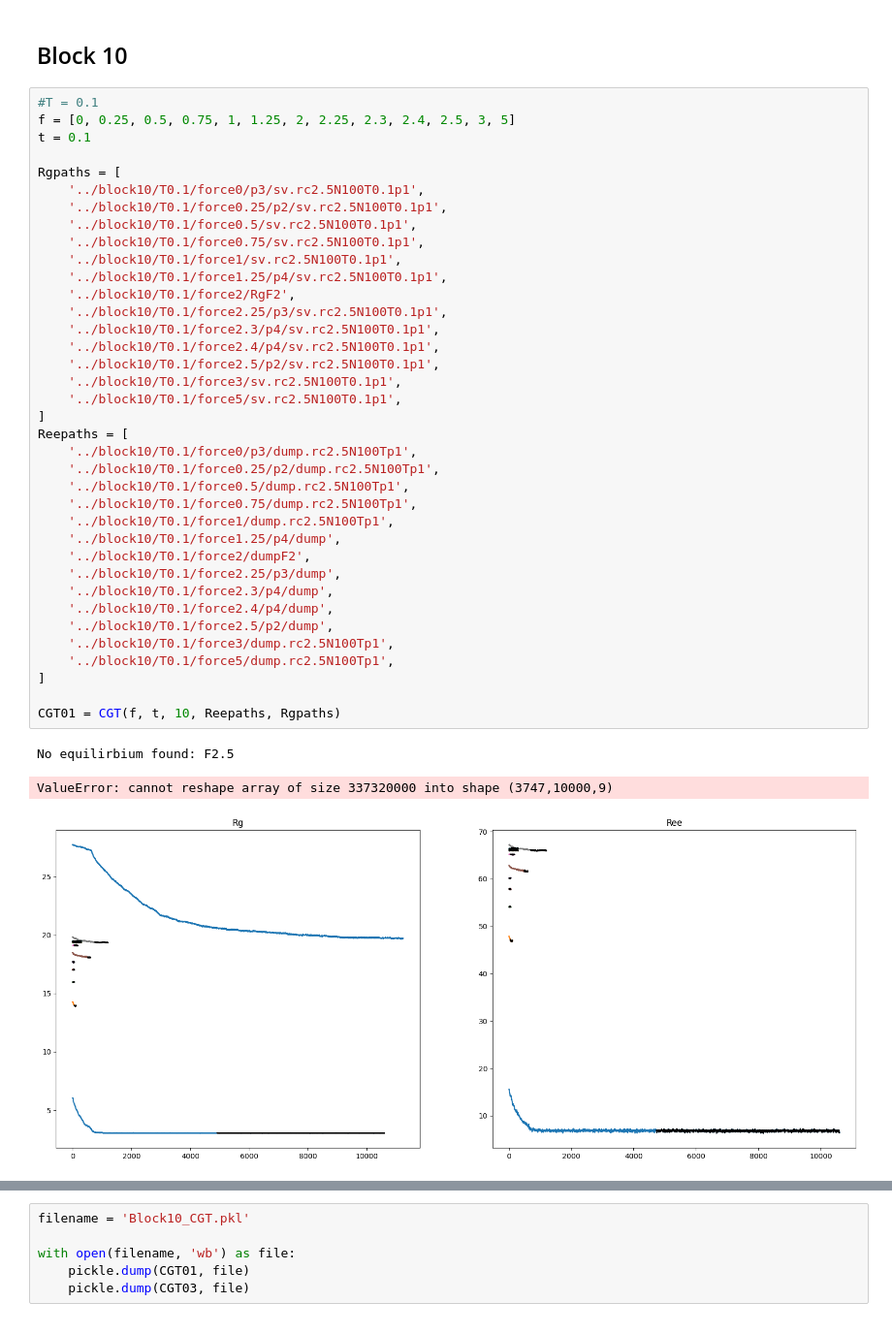
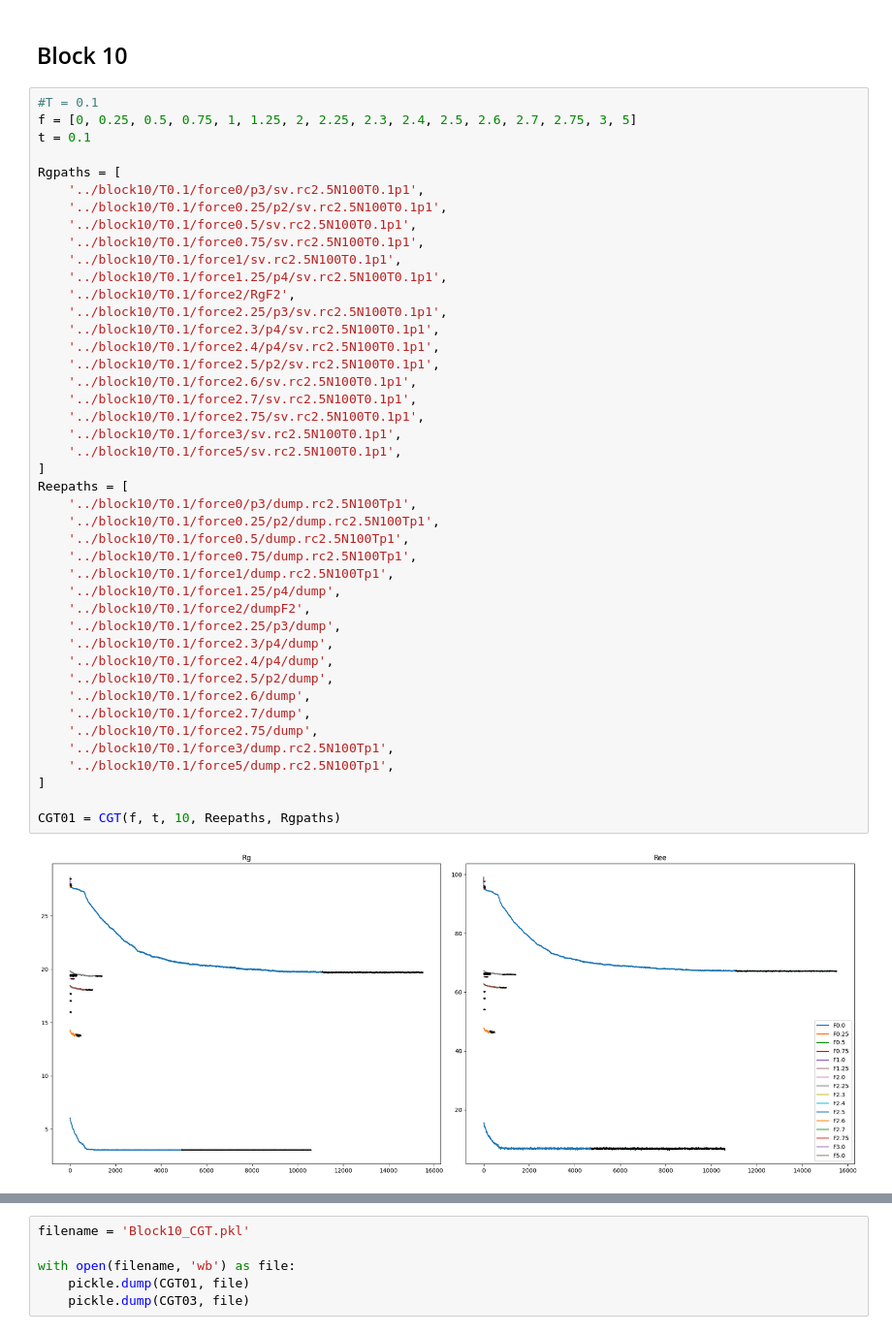
Before and after one commit to VagrantHyp/Code, a Jupyter notebook: CGT Build.ipynb, the cells around one changed output, grey strips where cells are left out. Shown at 97% size. Cells and saved outputs as stored; diff of their text form.

```diff
--- a/CGT Build.ipynb
+++ b/CGT Build.ipynb
@@ -510,7 +485,7 @@ with open('Block5_CGT.pkl', 'wb') as file:
 ## Block 10
 # %%
 #T = 0.1
-f = [0, 0.25, 0.5, 0.75, 1, 1.25, 2, 2.25, 2.3, 2.4, 2.5, 3, 5]
+f = [0, 0.25, 0.5, 0.75, 1, 1.25, 2, 2.25, 2.3, 2.4, 2.5, 2.6, 2.7, 2.75, 3, 5]
 t = 0.1
 
 Rgpaths = [
@@ -519,36 +494,40 @@ Rgpaths = [
     '../block10/T0.1/force0.5/sv.rc2.5N100T0.1p1',
     '../block10/T0.1/force0.75/sv.rc2.5N100T0.1p1',
     '../block10/T0.1/force1/sv.rc2.5N100T0.1p1',
     '../block10/T0.1/force1.25/p4/sv.rc2.5N100T0.1p1',
     '../block10/T0.1/force2/RgF2',
     '../block10/T0.1/force2.25/p3/sv.rc2.5N100T0.1p1',
     '../block10/T0.1/force2.3/p4/sv.rc2.5N100T0.1p1',
     '../block10/T0.1/force2.4/p4/sv.rc2.5N100T0.1p1',
     '../block10/T0.1/force2.5/p2/sv.rc2.5N100T0.1p1',
+    '../block10/T0.1/force2.6/sv.rc2.5N100T0.1p1',
+    '../block10/T0.1/force2.7/sv.rc2.5N100T0.1p1',
+    '../block10/T0.1/force2.75/sv.rc2.5N100T0.1p1',
     '../block10/T0.1/force3/sv.rc2.5N100T0.1p1',
     '../block10/T0.1/force5/sv.rc2.5N100T0.1p1',
 ]
 Reepaths = [
     '../block10/T0.1/force0/p3/dump.rc2.5N100Tp1',
     '../block10/T0.1/force0.25/p2/dump.rc2.5N100Tp1',
     '../block10/T0.1/force0.5/dump.rc2.5N100Tp1',
     '../block10/T0.1/force0.75/dump.rc2.5N100Tp1',
     '../block10/T0.1/force1/dump.rc2.5N100Tp1',
     '../block10/T0.1/force1.25/p4/dump',
     '../block10/T0.1/force2/dumpF2',
     '../block10/T0.1/force2.25/p3/dump',
     '../block10/T0.1/force2.3/p4/dump',
     '../block10/T0.1/force2.4/p4/dump',
     '../block10/T0.1/force2.5/p2/dump',
+    '../block10/T0.1/force2.6/dump',
+    '../block10/T0.1/force2.7/dump',
+    '../block10/T0.1/force2.75/dump',
     '../block10/T0.1/force3/dump.rc2.5N100Tp1',
     '../block10/T0.1/force5/dump.rc2.5N100Tp1',
 ]
 
 CGT01 = CGT(f, t, 10, Reepaths, Rgpaths)
 # %% [output]
-No equilirbium found: F2.5
-ValueError: cannot reshape array of size 337320000 into shape (3747,10000,9)
-[figure, old version]
+[figure, new version]
 # %%
 #T = 0.3
 f = [0, 0.25, 0.5, 0.75, 1, 1.5, 2, 2.5, 3, 5]
```
Also changed, not shown: parts of 6 cells of this notebook, 2 other files.
